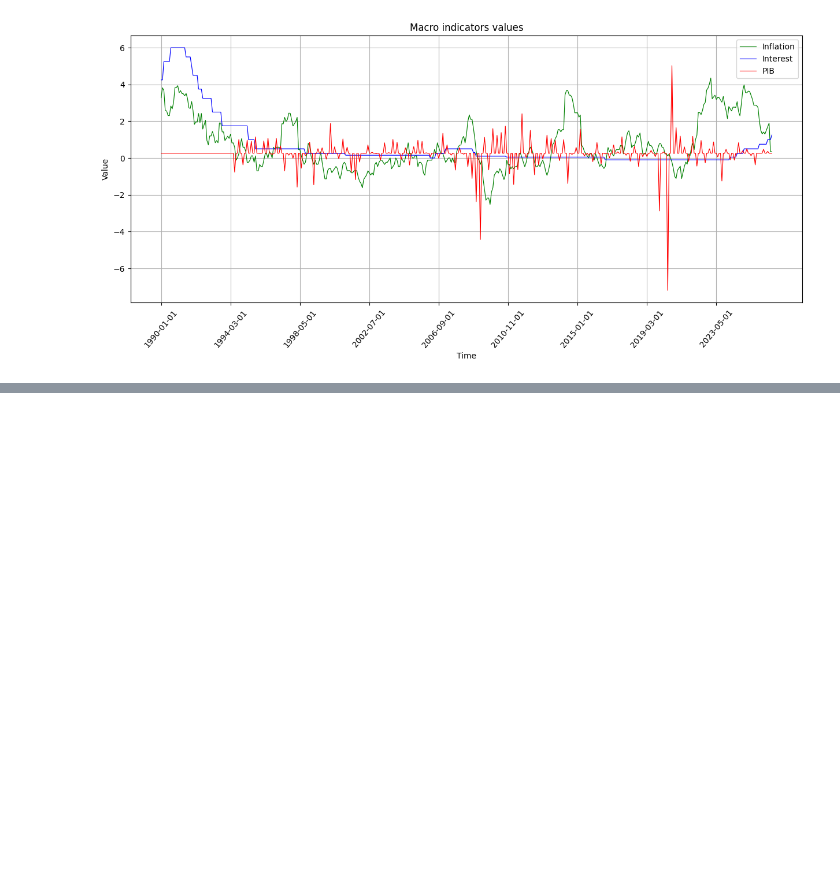
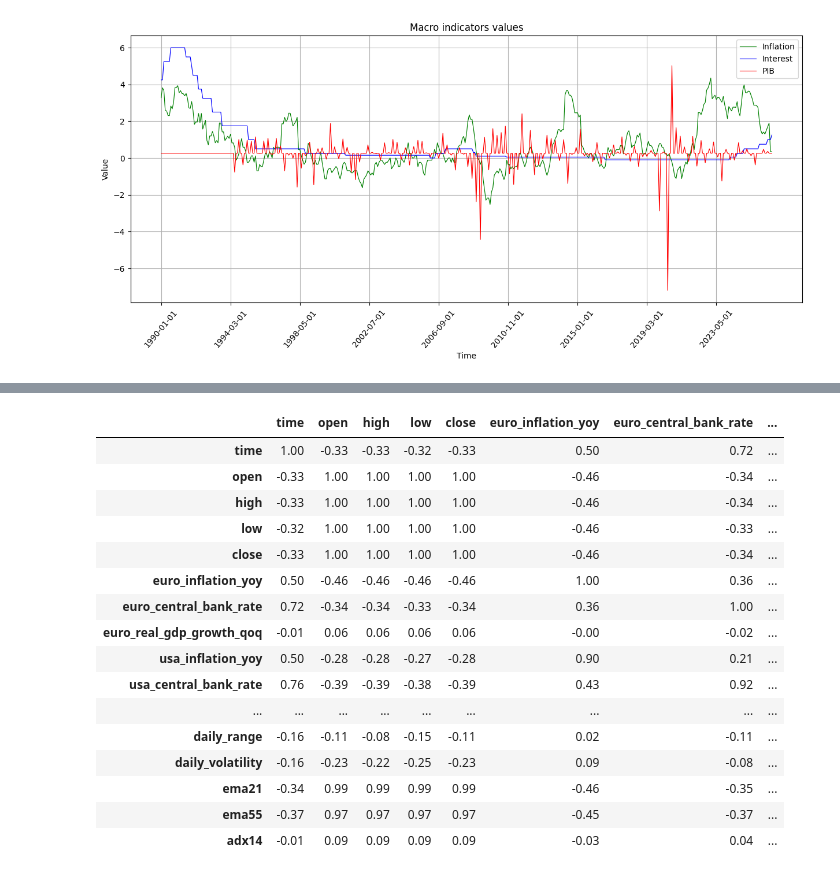
Before and after one commit to christiantommasi/public_tommasi_portfolio, a Jupyter notebook: 5_pipeline_financial_market/public_project.ipynb, the cells around one changed output, grey strips where cells are left out. Drawn from its saved outputs; the diff is of its cells as text; code cells hidden in the pictures; blank space fills up the shorter version.

```diff
--- a/5_pipeline_financial_market/public_project.ipynb
+++ b/5_pipeline_financial_market/public_project.ipynb
@@ -790,0 +1233,2 @@ plot_lines_graph_macro(japan)
+# %%
+eurcad_macro = create_variation(eurusd_macro)
@@ -790,0 +1260,10 @@ plot_lines_graph_macro(japan)
+# %%
+eurcad_macro = eurcad_macro.round(5)
+eurchf_macro = eurchf_macro.round(5)
+eurgbp_macro = eurgbp_macro.round(5)
+eurjpy_macro = eurjpy_macro.round(5)
+eurusd_macro = eurusd_macro.round(5)
+usdcad_macro = usdcad_macro.round(5)
+usdchf_macro = usdchf_macro.round(5)
+usdjpy_macro = usdjpy_macro.round(5)
+gbpusd_macro = gbpusd_macro.round(5)
@@ -790,0 +1302,20 @@ plot_lines_graph_macro(japan)
+# %%
+def drop_cols(df):
+
+    # Copy df
+
+    df = df.copy()
+
+    # Cols to drop
+
+    cols_drop = ['tick_volume', 'spread', 'real_volume', 'symbol']
+
+    # Drop cols
+
+    df = df.drop(columns=cols_drop)
+
+    # return df
+
+    return df
+# %%
+eurcad_macro = drop_cols(eurcad_macro)
@@ -790,0 +1363,20 @@ plot_lines_graph_macro(japan)
+# %%
+eurcad_macro.corr().round(2)
+# %% [output]
+|  | time | open | high | low | close | euro_inflation_yoy | euro_central_bank_rate | ... |
+| time | 1.00 | -0.33 | -0.33 | -0.32 | -0.33 | 0.50 | 0.72 | ... |
+| open | -0.33 | 1.00 | 1.00 | 1.00 | 1.00 | -0.46 | -0.34 | ... |
+| high | -0.33 | 1.00 | 1.00 | 1.00 | 1.00 | -0.46 | -0.34 | ... |
+| low | -0.32 | 1.00 | 1.00 | 1.00 | 1.00 | -0.46 | -0.33 | ... |
+| close | -0.33 | 1.00 | 1.00 | 1.00 | 1.00 | -0.46 | -0.34 | ... |
+| euro_inflation_yoy | 0.50 | -0.46 | -0.46 | -0.46 | -0.46 | 1.00 | 0.36 | ... |
+| euro_central_bank_rate | 0.72 | -0.34 | -0.34 | -0.33 | -0.34 | 0.36 | 1.00 | ... |
+| euro_real_gdp_growth_qoq | -0.01 | 0.06 | 0.06 | 0.06 | 0.06 | -0.00 | -0.02 | ... |
+| usa_inflation_yoy | 0.50 | -0.28 | -0.28 | -0.27 | -0.28 | 0.90 | 0.21 | ... |
+| usa_central_bank_rate | 0.76 | -0.39 | -0.39 | -0.38 | -0.39 | 0.43 | 0.92 | ... |
+| ... | ... | ... | ... | ... | ... | ... | ... | ... |
+| daily_range | -0.16 | -0.11 | -0.08 | -0.15 | -0.11 | 0.02 | -0.11 | ... |
+| daily_volatility | -0.16 | -0.23 | -0.22 | -0.25 | -0.23 | 0.09 | -0.08 | ... |
+| ema21 | -0.34 | 0.99 | 0.99 | 0.99 | 0.99 | -0.46 | -0.35 | ... |
+| ema55 | -0.37 | 0.97 | 0.97 | 0.97 | 0.97 | -0.45 | -0.37 | ... |
+| adx14 | -0.01 | 0.09 | 0.09 | 0.09 | 0.09 | -0.03 | 0.04 | ... |
```
Also changed, not shown: parts of 78 cells of this notebook.
